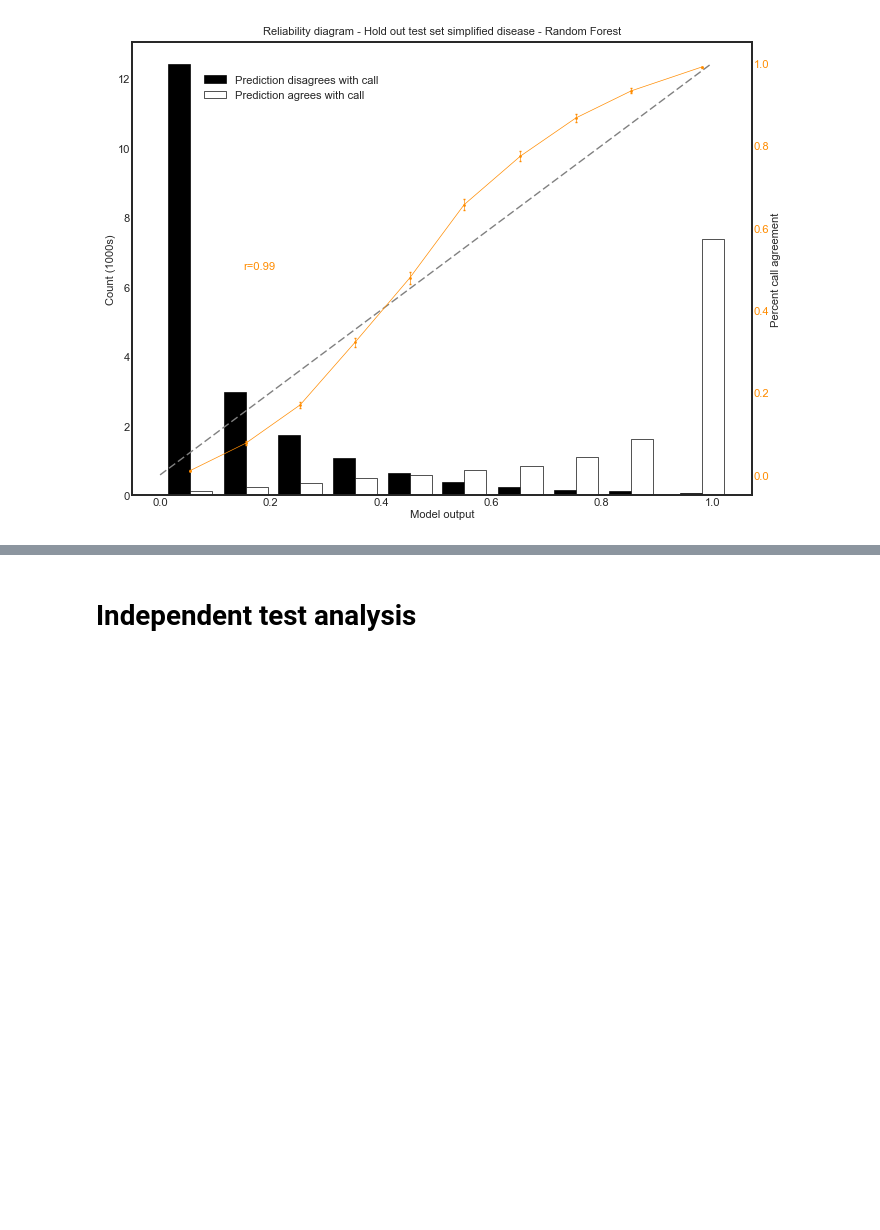
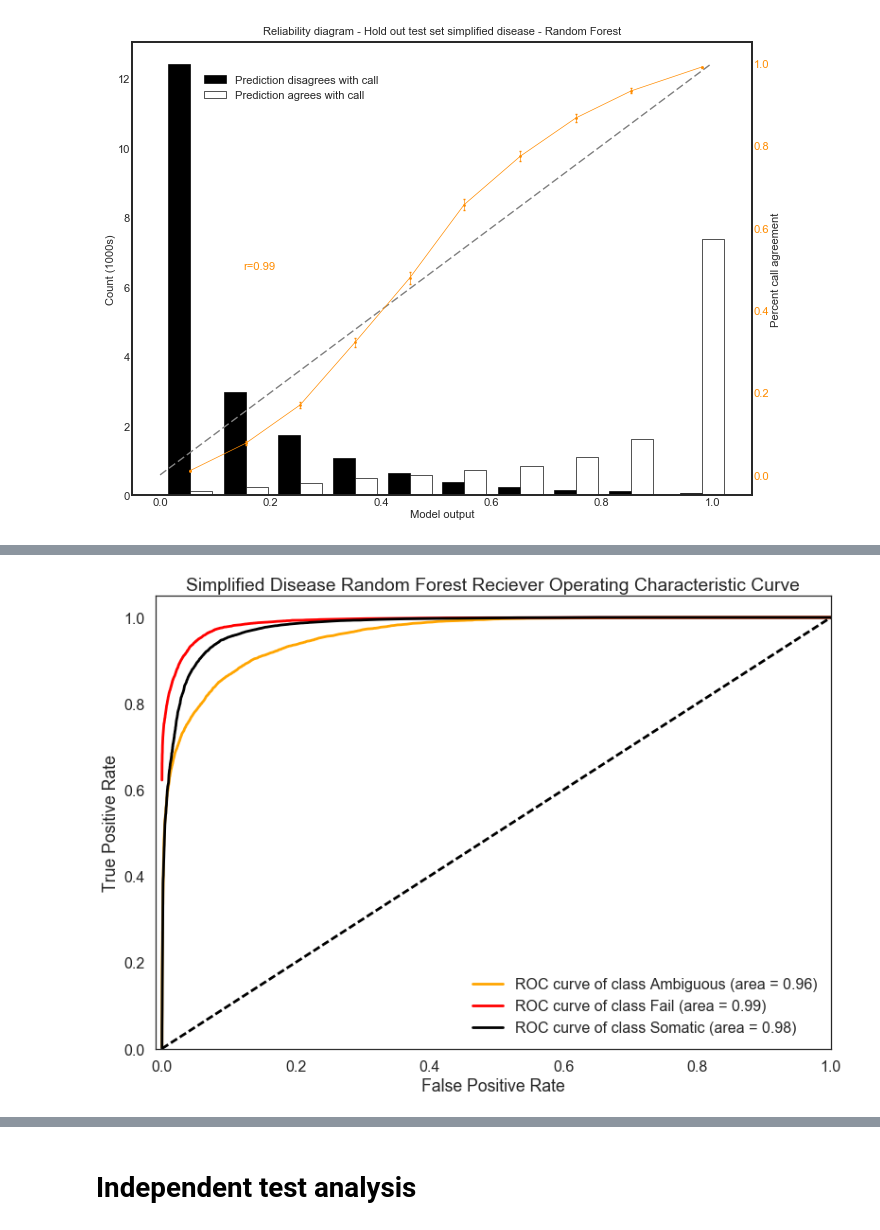
Before and after one commit to griffithlab/DeepSVR, a Jupyter notebook: notebooks/Random forest.ipynb, the cells around one changed output, grey strips where cells are left out. Saved outputs shown, nothing was run; the diff lists cells and outputs as text; code cells hidden in the pictures; blank space fills up the shorter version.

```diff
--- a/notebooks/Random forest.ipynb
+++ b/notebooks/Random forest.ipynb
@@ -266,2 +282,0 @@ confidence intervals +-:  [ 0.00062513  0.0032282   0.00587152  0.00790369  0.00
-# %%
-forest = estimator.fit(X_train, Y_train)
@@ -296,0 +310,7 @@ confidence intervals +-:  [ 0.00088816  0.00457975  0.00797709  0.01144614  0.01
+# %%
+# Get Labels
+Y = three_class.call.values
+# Get training data as numpy array
+s_v_b.sort_index(axis=1, inplace=True)
+X = s_v_b.drop(['call', 'reviewer_1', 'reviewer_2', 'reviewer_3',
+                'reviewer_4'], axis=1).astype(float).values
@@ -296,0 +325,2 @@ confidence intervals +-:  [ 0.00088816  0.00457975  0.00797709  0.01144614  0.01
+# %%
+probabilities = cross_val_predict(estimator, X, Y, cv=kfold, method='predict_proba')
@@ -296,0 +332,4 @@ confidence intervals +-:  [ 0.00088816  0.00457975  0.00797709  0.01144614  0.01
+# %%
+enc = preprocessing.MultiLabelBinarizer()
+Y_one_hot = enc.fit_transform(Y)
+print_accuracy_and_classification_report(Y_one_hot, predict_classes(probabilities))
@@ -296,0 +349,7 @@ confidence intervals +-:  [ 0.00088816  0.00457975  0.00797709  0.01144614  0.01
+# %%
+class_lookup = {0: 'Ambiguous', 1: 'Fail', 2: 'Somatic'}
+fig, ax = plt.subplots()
+create_roc_curve(Y_one_hot, probabilities, class_lookup, 'Simplified Disease '
+                 'Random Forest Reciever Operating Characteristic Curve', ax)
+# %% [output]
+[figure, added]
```
Also changed, not shown: parts of 21 cells of this notebook, 4 other files.
